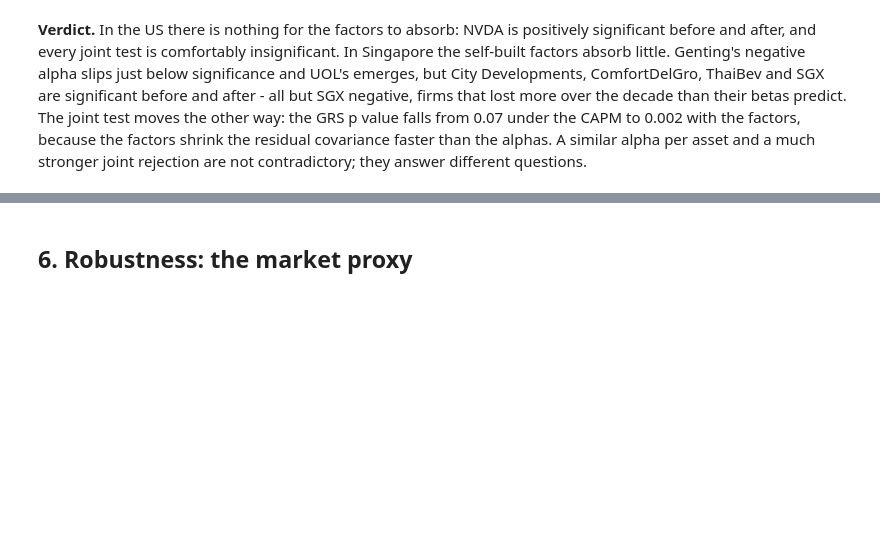
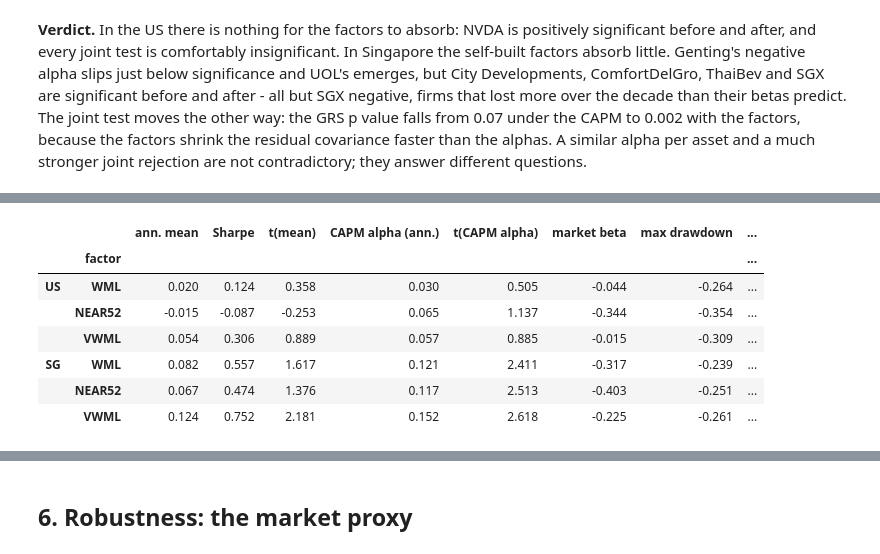
Before and after one commit to Prolead1/goldman, a Jupyter notebook: notebooks/report.ipynb, the cells around one changed output, grey strips where cells are left out. Drawn from its saved outputs; the diff is of its cells as text; code cells hidden in the pictures; blank space fills up the shorter version.

```diff
--- a/notebooks/report.ipynb
+++ b/notebooks/report.ipynb
@@ -730,0 +767,25 @@ rejection are not contradictory; they answer different questions.
+# %%
+from goldman.analysis import build_custom_factors, factor_scorecard, spanning_regression
+from goldman.data import market_excess_returns
+
+CUSTOM, SCORECARD = {}, {}
+for u in UNIVERSES:
+    market = market_excess_returns(RETURNS[u], universe=u).rename("Mkt-RF")
+    factors, traded = build_custom_factors(RETURNS[u])
+    CUSTOM[u] = factors.assign(**{"Mkt-RF": market})
+    SCORECARD[u] = factor_scorecard(factors, market, turnovers=traded, cost_bps=50)
+
+SCORE_COLUMNS = [
+    "ann. mean", "Sharpe", "t(mean)", "CAPM alpha (ann.)", "t(CAPM alpha)",
+    "market beta", "max drawdown", "turnover / month", "break-even cost (bp)",
+]
+pd.concat({u.upper(): SCORECARD[u][SCORE_COLUMNS] for u in UNIVERSES}).round(3)
+# %% [output]
+|  |  | ann. mean | Sharpe | t(mean) | CAPM alpha (ann.) | t(CAPM alpha) | market beta | max drawdown | ... |
+|  | factor |  |  |  |  |  |  |  | ... |
+| US | WML | 0.020 | 0.124 | 0.358 | 0.030 | 0.505 | -0.044 | -0.264 | ... |
+|  | NEAR52 | -0.015 | -0.087 | -0.253 | 0.065 | 1.137 | -0.344 | -0.354 | ... |
+|  | VWML | 0.054 | 0.306 | 0.889 | 0.057 | 0.885 | -0.015 | -0.309 | ... |
+| SG | WML | 0.082 | 0.557 | 1.617 | 0.121 | 2.411 | -0.317 | -0.239 | ... |
+|  | NEAR52 | 0.067 | 0.474 | 1.376 | 0.117 | 2.513 | -0.403 | -0.251 | ... |
+|  | VWML | 0.124 | 0.752 | 2.181 | 0.152 | 2.618 | -0.225 | -0.261 | ... |
```
Also changed, not shown: parts of 8 cells of this notebook, 7 other files.
